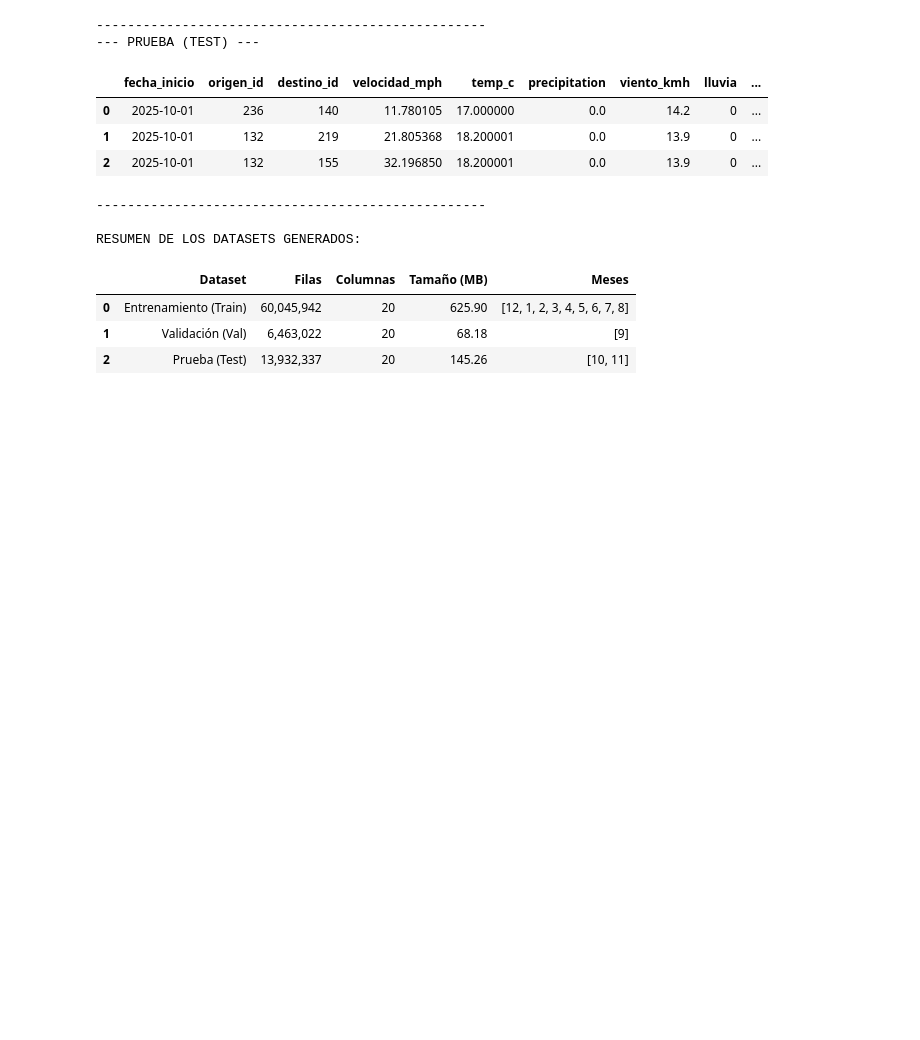
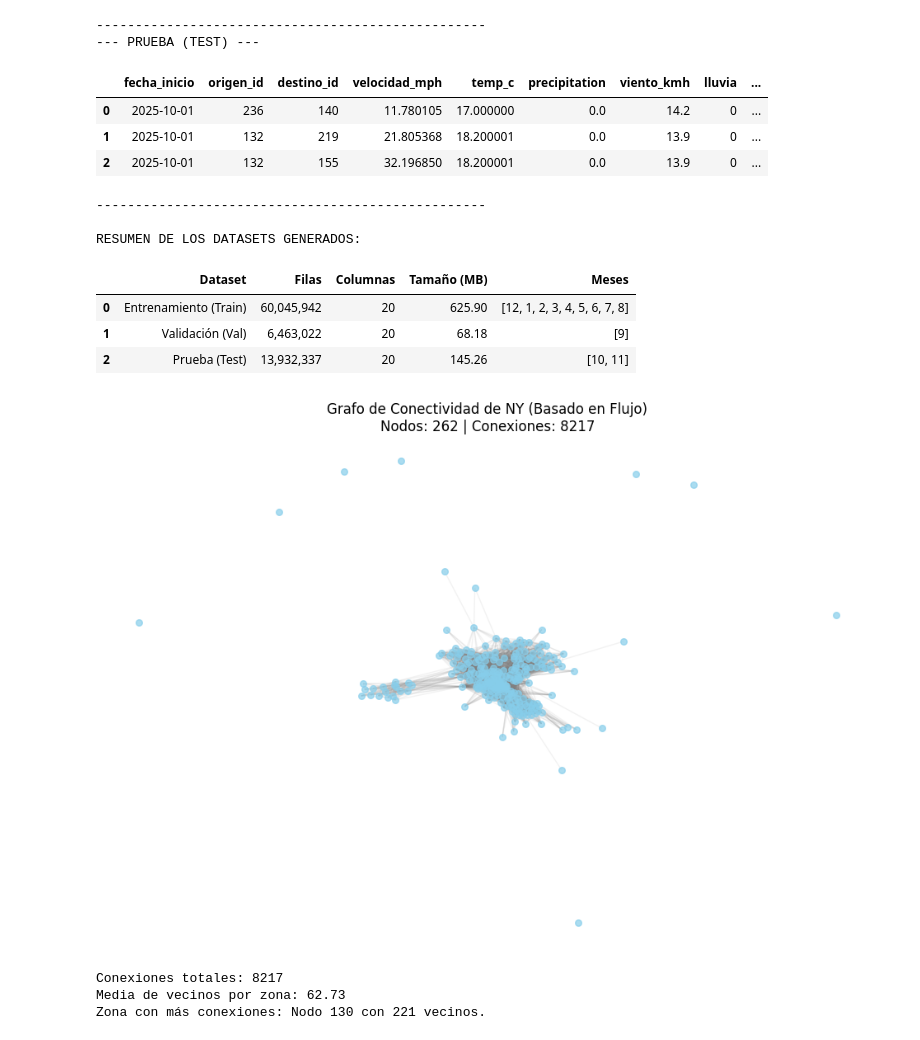
Before and after one commit to carmengranadosv/PD2-conducIA, a Jupyter notebook: src/modelos/problema4/comprobar_datos.ipynb, the cells around one changed output. Saved outputs shown, nothing was run; the diff lists cells and outputs as text; code cells hidden in the pictures; blank space fills up the shorter version.

Commit message:
nuevo modelo problema4

```diff
--- a/src/modelos/problema4/comprobar_datos.ipynb
+++ b/src/modelos/problema4/comprobar_datos.ipynb
@@ -73,3 +73,46 @@ RESUMEN DE LOS DATASETS GENERADOS:
 | 0 | Entrenamiento (Train) | 60,045,942 | 20 | 625.90 | [12, 1, 2, 3, 4, 5, 6, 7, 8] |
 | 1 | Validación (Val) | 6,463,022 | 20 | 68.18 | [9] |
 | 2 | Prueba (Test) | 13,932,337 | 20 | 145.26 | [10, 11] |
+# %%
+#codigo para visualizar el grafo
+import numpy as np
+import pandas as pd
+import networkx as nx
+import matplotlib.pyplot as plt
+import os
+from pathlib import Path
+
+# 1. Rutas
+BASE_DIR = Path(os.getcwd()).resolve().parents[2]
+DATA_DIR = os.path.join(BASE_DIR, 'data', 'processed', 'tlc_clean', 'problema4')
+
+# 2. Cargar la matriz que acabas de generar
+adj_matrix = np.load(os.path.join(DATA_DIR, 'adj_matrix.npy'))
+
+# 3. Crear el objeto Grafo desde la matriz
+# Quitamos la diagonal (auto-conexiones) para que el dibujo sea más limpio
+adj_temp = adj_matrix.copy()
+np.fill_diagonal(adj_temp, 0)
+G = nx.from_numpy_array(adj_temp)
+
+# 4. Visualización
+plt.figure(figsize=(12, 8))
+pos = nx.spring_layout(G, k=0.15, seed=42) # Algoritmo de fuerzas para separar nodos
+
+nx.draw_networkx_nodes(G, pos, node_size=30, node_color='skyblue', alpha=0.7)
+nx.draw_networkx_edges(G, pos, alpha=0.1, edge_color='gray')
+
+plt.title(f"Grafo de Conectividad de NY (Basado en Flujo)\nNodos: {G.number_of_nodes()} | Conexiones: {G.number_of_edges()}")
+plt.axis('off')
+plt.show()
+
+# 5. Estadísticas rápidas
+print(f"Conexiones totales: {G.number_of_edges()}")
+grados = [val for (node, val) in G.degree()]
+print(f"Media de vecinos por zona: {np.mean(grados):.2f}")
+print(f"Zona con más conexiones: Nodo {np.argmax(grados)} con {np.max(grados)} vecinos.")
+# %% [output]
+[figure, added]
+Conexiones totales: 8217
+Media de vecinos por zona: 62.73
+Zona con más conexiones: Nodo 130 con 221 vecinos.
```
Also changed, not shown: parts of 1 cell of this notebook, 2 other files.
